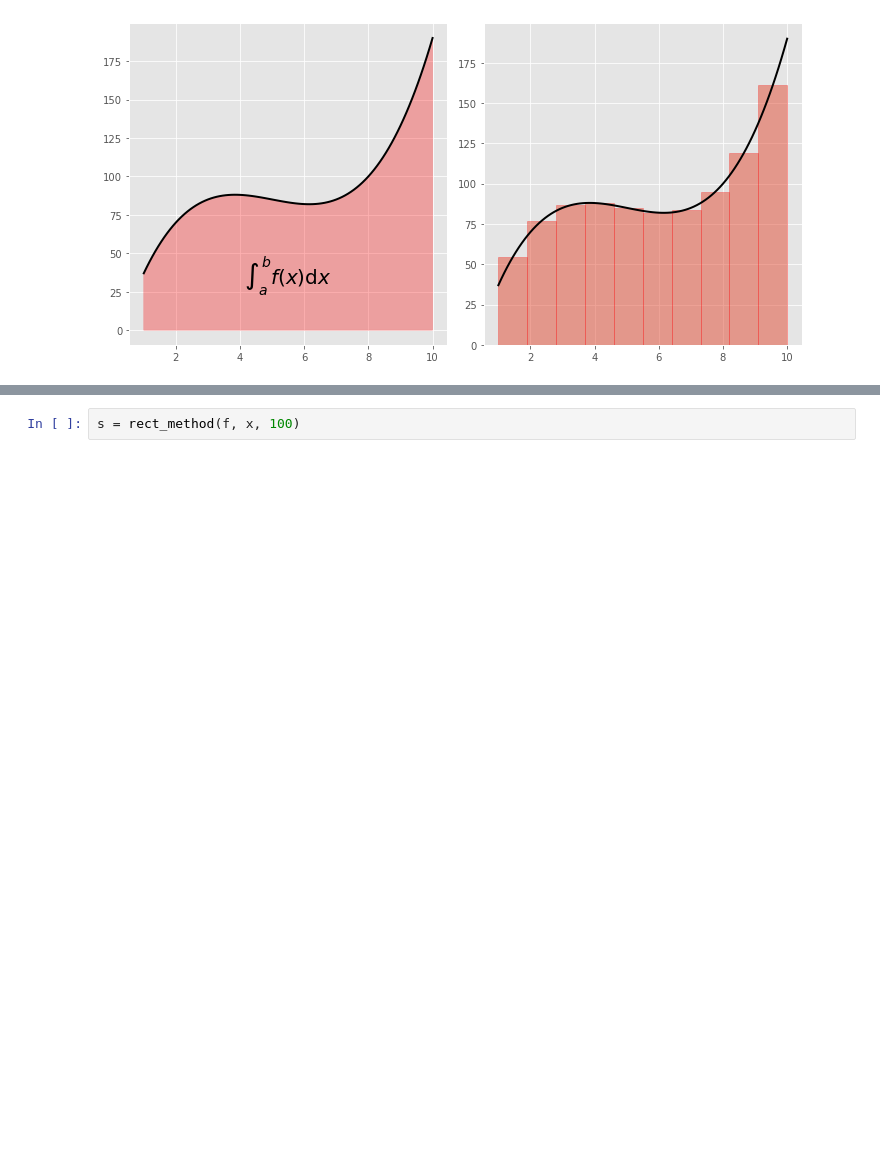
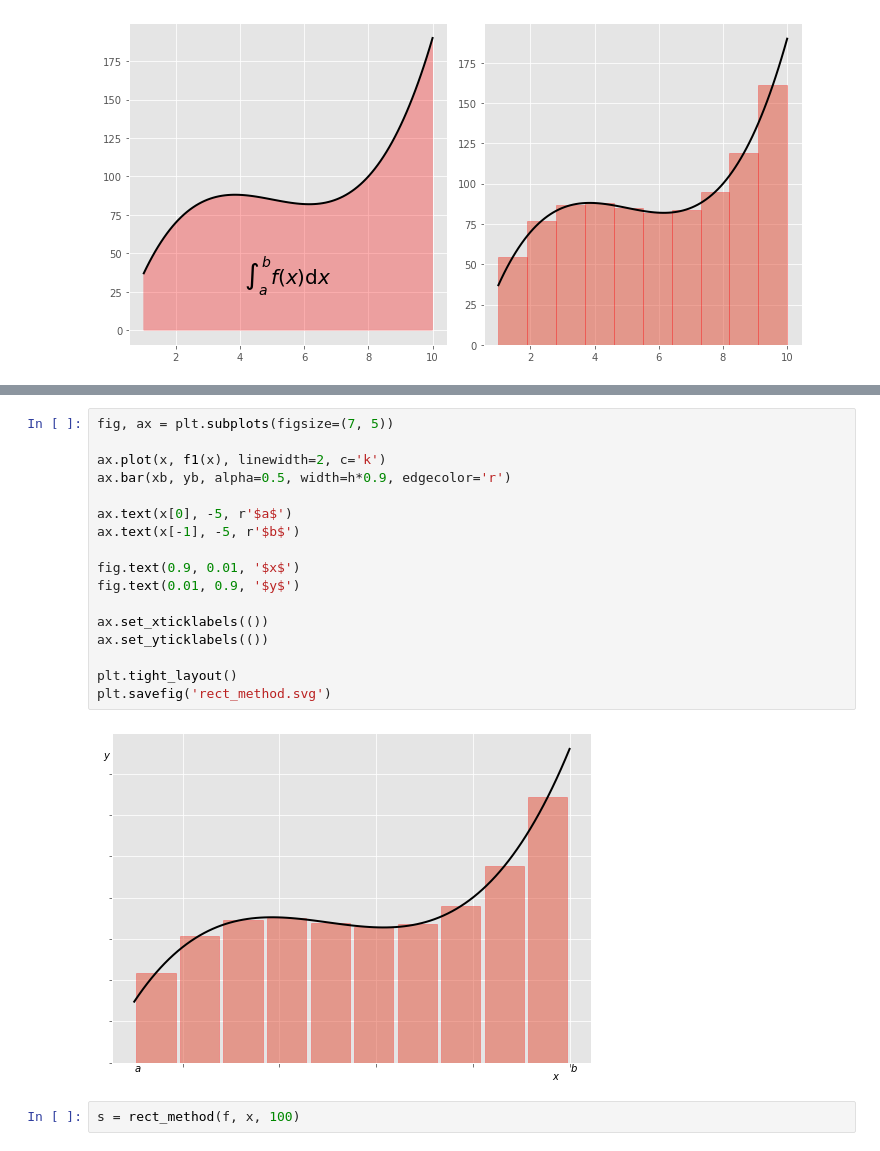
Before and after one commit to VChuzlov/Pascal-labs, a Jupyter notebook: 2021/LB-15/int_methods.ipynb, the cells around one changed output, grey strips where cells are left out. Cells and saved outputs as stored; diff of their text form; blank space fills up the shorter version.

```diff
--- a/2021/LB-15/int_methods.ipynb
+++ b/2021/LB-15/int_methods.ipynb
@@ -72,3 +115,22 @@ plt.tight_layout()
+# %%
+fig, ax = plt.subplots(figsize=(7, 5))
+
+ax.plot(x, f1(x), linewidth=2, c='k')
+ax.bar(xb, yb, alpha=0.5, width=h*0.9, edgecolor='r')
+
+ax.text(x[0], -5, r'$a$')
+ax.text(x[-1], -5, r'$b$')
+
+fig.text(0.9, 0.01, '$x$')
+fig.text(0.01, 0.9, '$y$')
+
+ax.set_xticklabels(())
+ax.set_yticklabels(())
+
+plt.tight_layout()
+plt.savefig('rect_method.svg')
+# %% [output]
+[figure, added]
 # %%
 s = rect_method(f, x, 100)
 # %%
```
Also changed, not shown: parts of 15 cells of this notebook, 13 other files.
